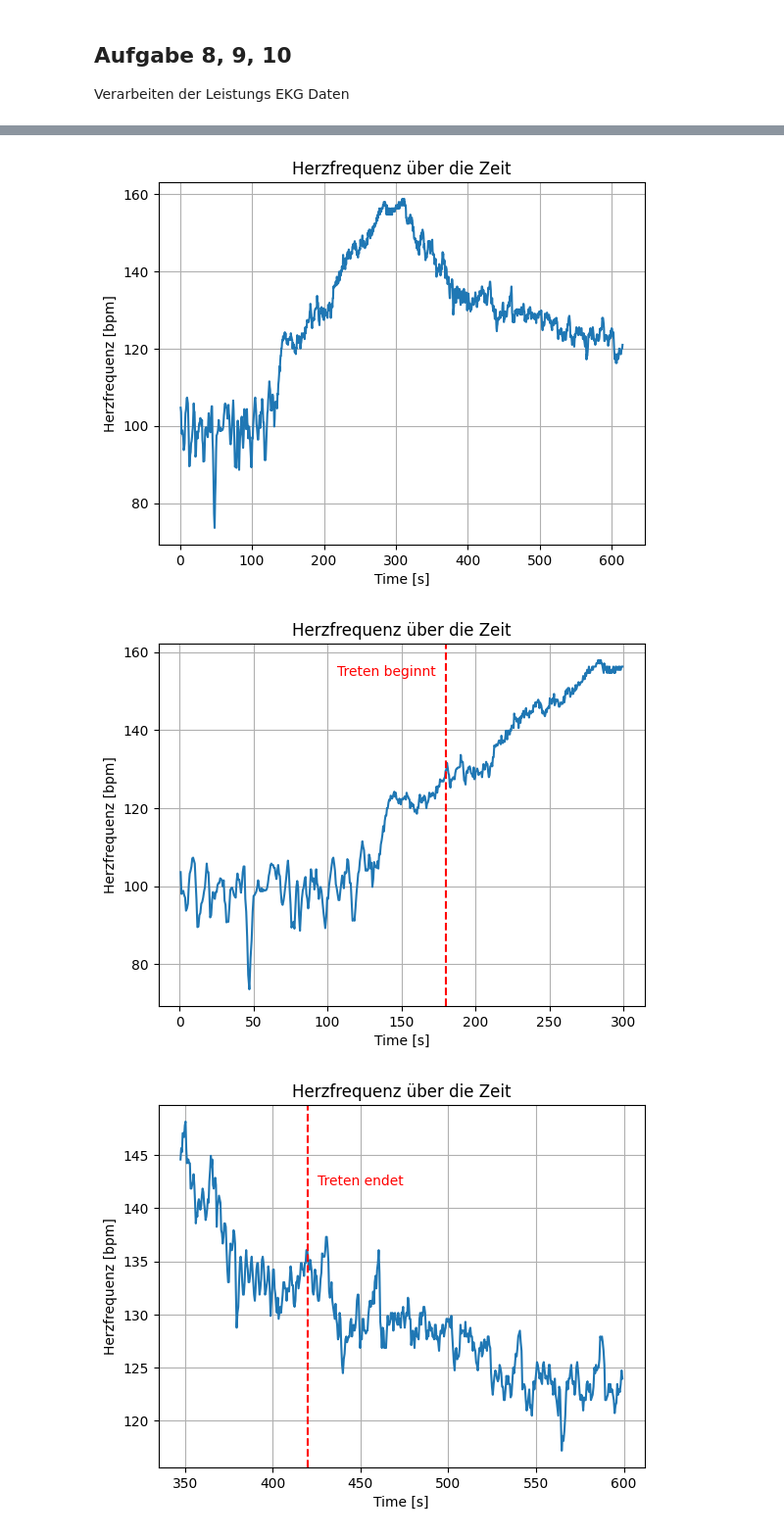
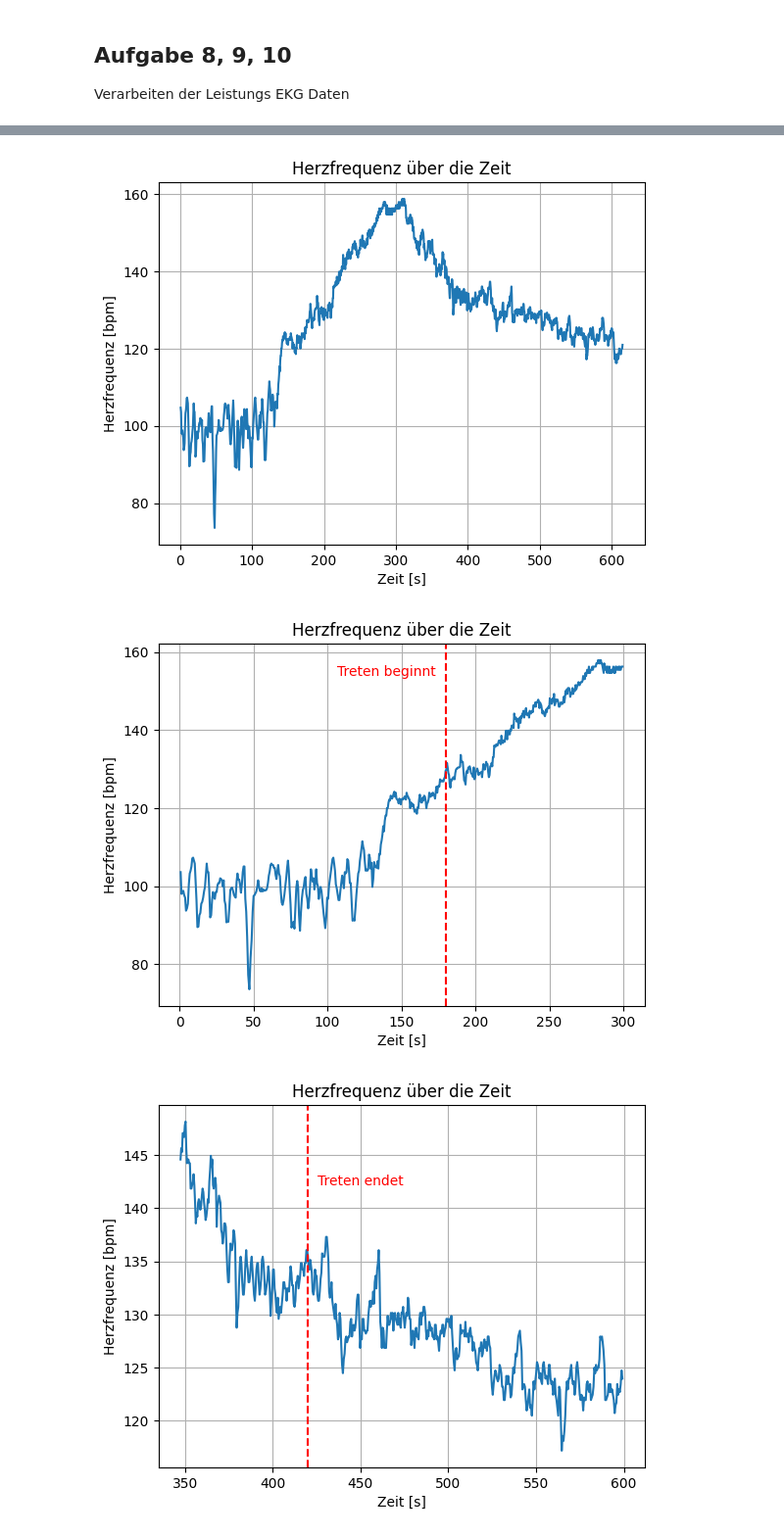
Before and after one commit to tomperg/Biosignalverarbeitung_Selbsthilfegruppe, a Jupyter notebook: Assignment2_Abgabe.ipynb, the cells around one changed output, grey strips where cells are left out. Shown at 98% size. Drawn from its saved outputs; the diff is of its cells as text; code cells hidden in the pictures.

```diff
--- a/Assignment2_Abgabe.ipynb
+++ b/Assignment2_Abgabe.ipynb
@@ -403,22 +450,22 @@ Rwave_t = Rwave_peaks(excercise_hr_filt, d_ecg, Rwave_peaks_d_ecg,  dataBTOM['Ti
 # %%
 # HR berechnung über die R peak Zeitpunkte
 rr_intervals = np.diff(Rwave_t)
 bpm = 60 / rr_intervals
 plt.figure(1)
 plt.plot(Rwave_t[1:], bpm)
-plt.xlabel('Time [s]')
+plt.xlabel('Zeit [s]')
 plt.ylabel('Herzfrequenz [bpm]')
 plt.title('Herzfrequenz über die Zeit')
 plt.grid()
 plt.show()
 # %% [output]
-[figure, old version]
+[figure, new version]
 # %%
 # Plotten der HR über die ersten 3 Minuten
 
 plt.figure(2)
 plt.plot(Rwave_t[1:600], bpm[1:600])
-plt.xlabel('Time [s]')
+plt.xlabel('Zeit [s]')
 plt.ylabel('Herzfrequenz [bpm]')
 plt.title('Herzfrequenz über die Zeit')
 plt.grid()
@@ -426,7 +473,7 @@ plt.axvline(x=180, color='r', linestyle='--')
 plt.text(140, plt.ylim()[1]*0.95, 'Treten beginnt', color='r', ha='center')
 plt.show()
 # %% [output]
-[figure, old version]
+[figure, new version]
 # %%
 # Plotten der HR über 4 Minuten mit dem zeitpunkt des Starts der Ruhphase
 plt.figure(2)
```
Also changed, not shown: parts of 12 cells of this notebook, 7 other files.
